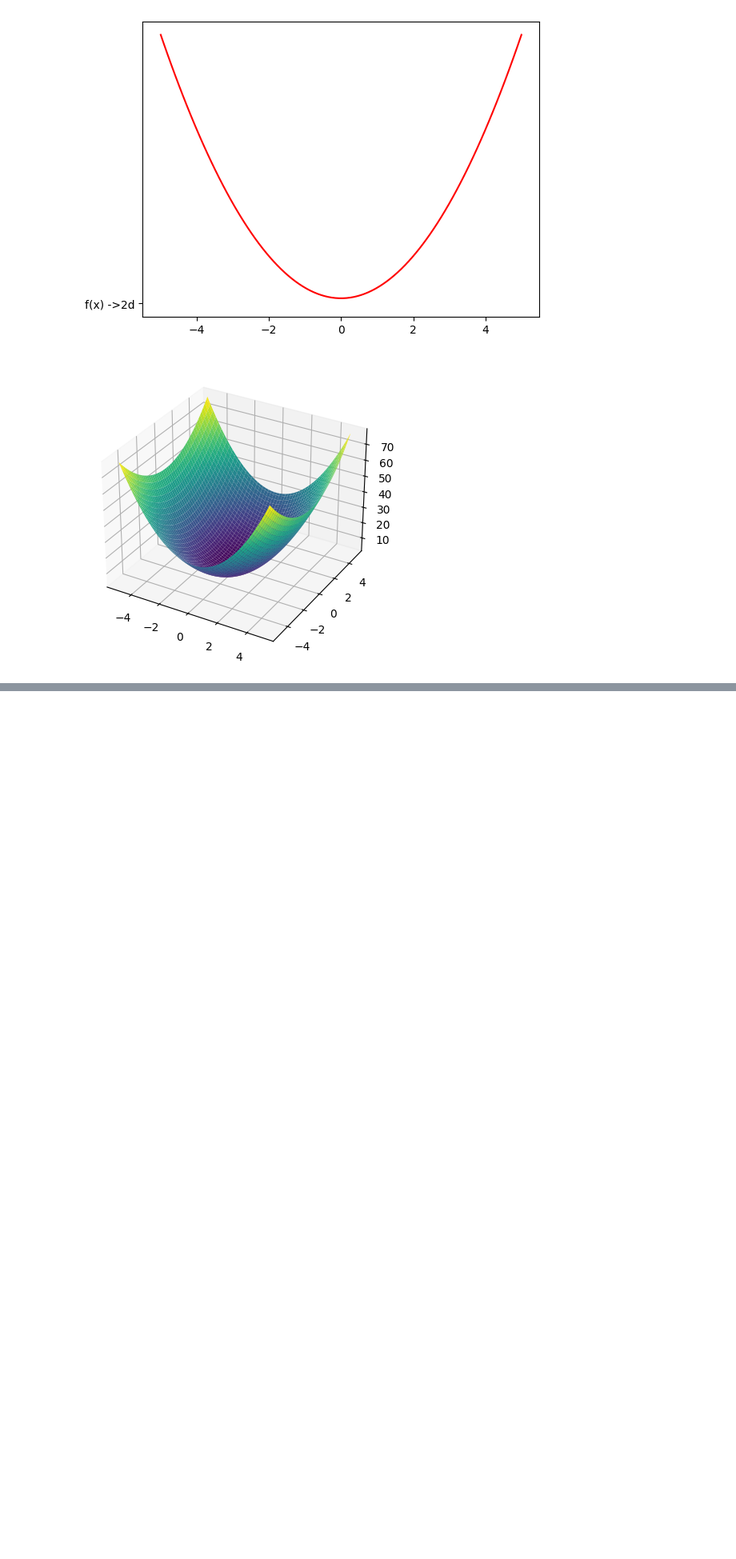
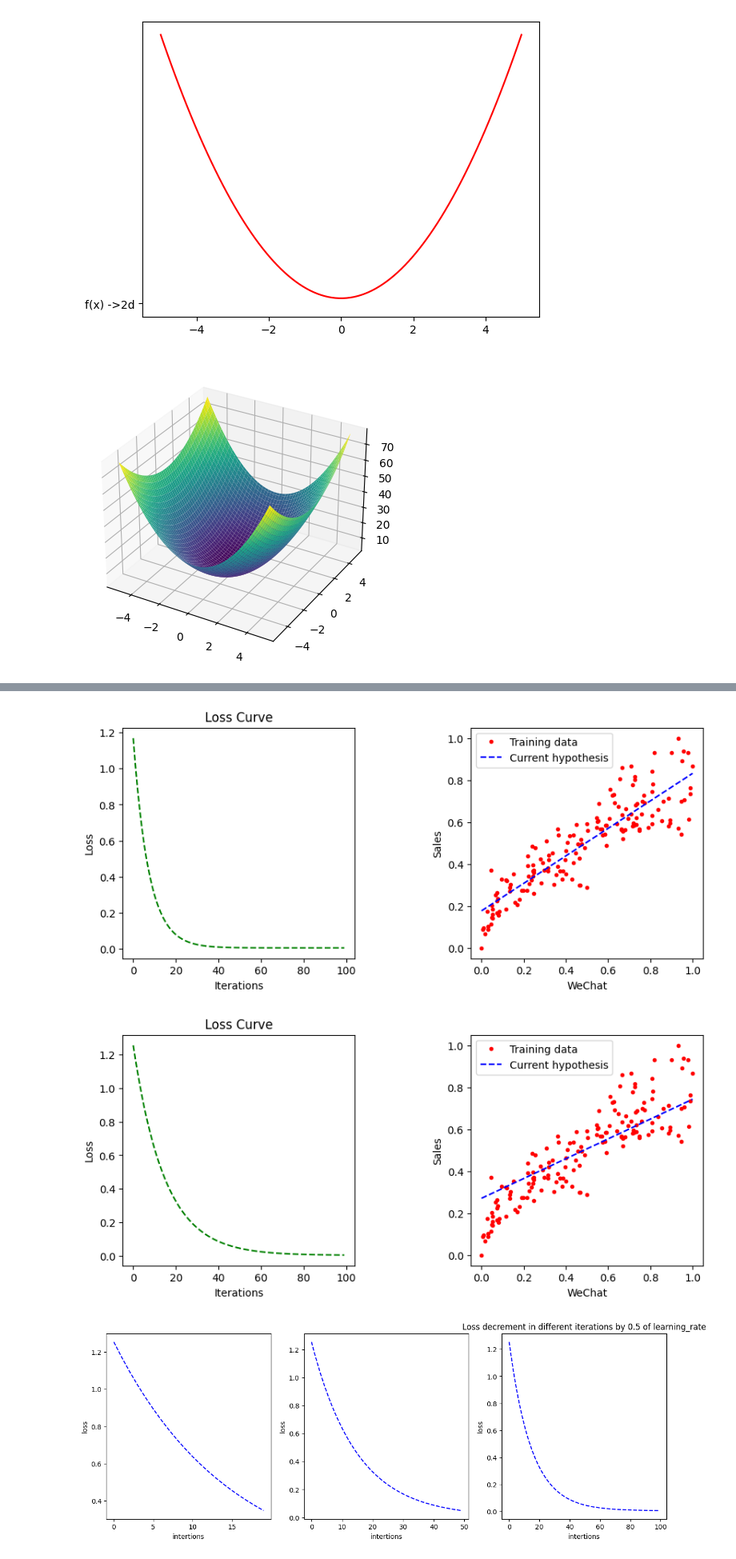
Before and after one commit to godotc/toys, a Jupyter notebook: ai/ml/zero_basis/3_advertising.ipynb, the cells around one changed output, grey strips where cells are left out. Shown: that part at 80% size. Cells and saved outputs as stored; diff of their text form; code cells hidden in the pictures; blank space fills up the shorter version.

```diff
--- a/ai/ml/zero_basis/3_advertising.ipynb
+++ b/ai/ml/zero_basis/3_advertising.ipynb
@@ -298,0 +384,78 @@ $$
+# %%
+
+
+def plot():
+    loss_history, weight_history, bias_history = gradient_descent(
+        X_train, y_train, weight, bias, alpha, iterations)
+
+    # # "Plot the current model"
+    # "Plot the loss cruve"
+    # plt.plot(loss_history, 'g--', label='loss cruve')
+    # plt.xlabel('Iterations')
+    # plt.ylabel('Loss')
+    # plt.legend()
+    # plt.show()
+
+    # # 绘制 last 的函数模型
+    # plt.plot(X_train, y_train, 'r.', label='Training data')  # 显示训练数据
+    # line_X = np.linspace(X_train.min(), X_train.max(), 500)  # X值域
+    # line_y = [weight_history[-1]*xx + bias_history[-1]
+    #           for xx in line_X]  # 假设函数
+    # plt.plot(line_X, line_y, 'b--', label='Current hypothesis')  # 显示当前假设函数
+    # plt.xlabel('wechat')
+    # plt.ylabel('slaes')
+    # plt.legend()
+    # plt.show()
+
+    fig, (ax1, ax2) = plt.subplots(1, 2, figsize=(10, 4))
+
+    ax1.plot(loss_history, 'g--', label='loss cruve')
+    ax1.set_xlabel('Iterations')
+    ax1.set_ylabel('Loss')
+    ax1.set_title('Loss Curve')
+
+    ax2.plot(X_train, y_train, 'r.', label='Training data')
+    line_X = np.linspace(X_train.min(), X_train.max(), 500)  # X value range
+    line_y = [weight_history[-1]*xx + bias_history[-1]
+              for xx in line_X]  # Hypothesis function
+    ax2.plot(line_X, line_y, 'b--', label='Current hypothesis')
+    ax2.set_xlabel('WeChat')
+    ax2.set_ylabel('Sales')
+    ax2.legend()
+
+    plt.subplots_adjust(wspace=0.5)
+    plt.show()
+
+
+iterations = 100
+alpha = 1  # initial learning_rate =1
+weight = -5
+bias = 3
+
+plot()
+
+# alpha = 0.01
+# plot()
+
+alpha = 0.5
+plot()
+
+# alpha = 0.8
+# plot()
+
+
+"In differecnt iterations"
+fig, (ax1, ax2, ax3) = plt.subplots(1, 3, figsize=(15, 5))
+for ax, iter in [(ax1, 20), (ax2, 50), (ax3, 100)]:
+    loss_history, weight_history, bias_history = gradient_descent(
+        X_train, y_train, weight, bias, alpha, iter)
+
+    ax.set_xlabel('intertions')
+    ax.set_ylabel('loss')
+    ax.plot(loss_history, 'b--', label='current  ')
+plt.title("Loss decrement in different iterations by 0.5 of learning_rate")
+plt.show()
+# %% [output]
+[figure, added]
+[figure, added]
+[figure, added]
```
Also changed, not shown: parts of 5 cells of this notebook.
